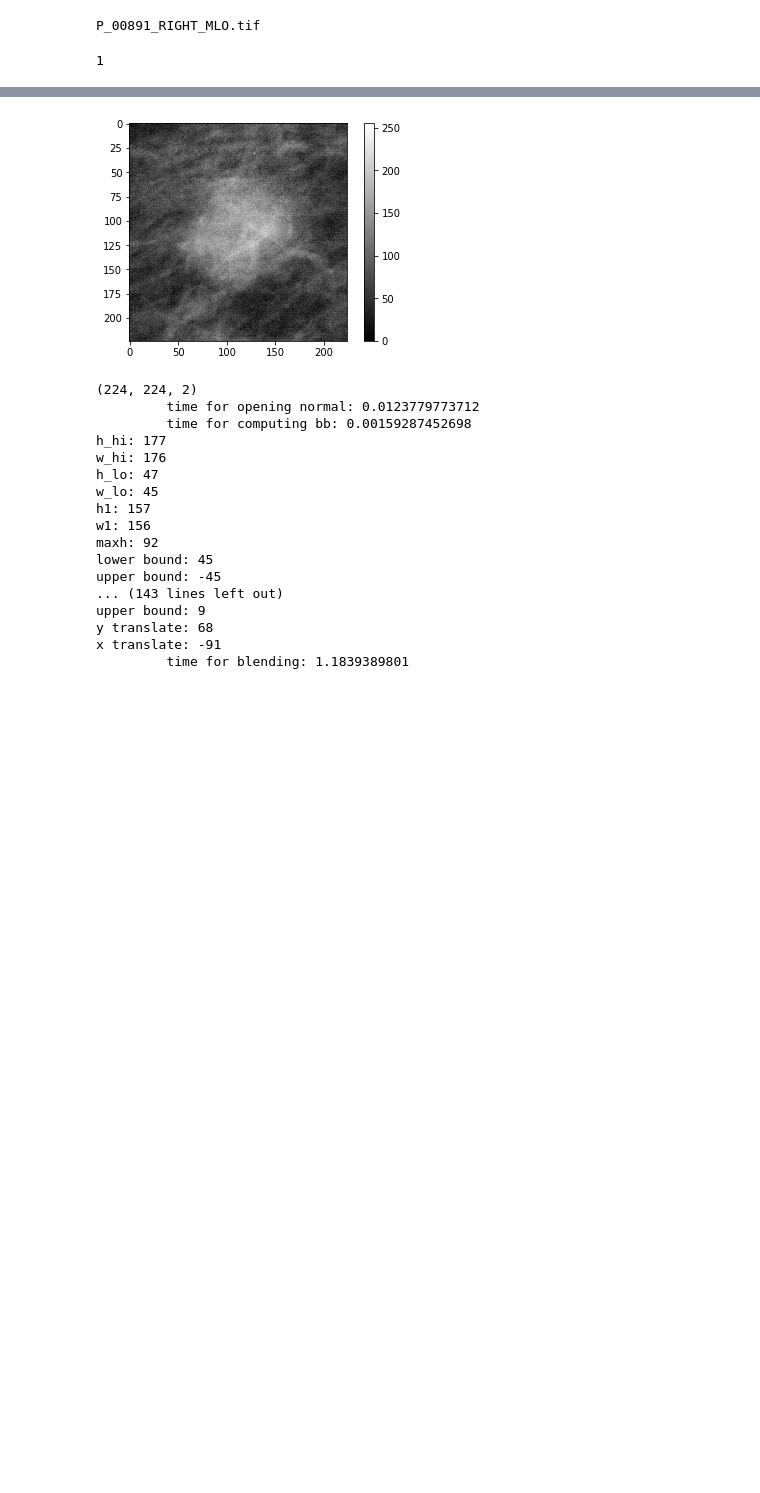
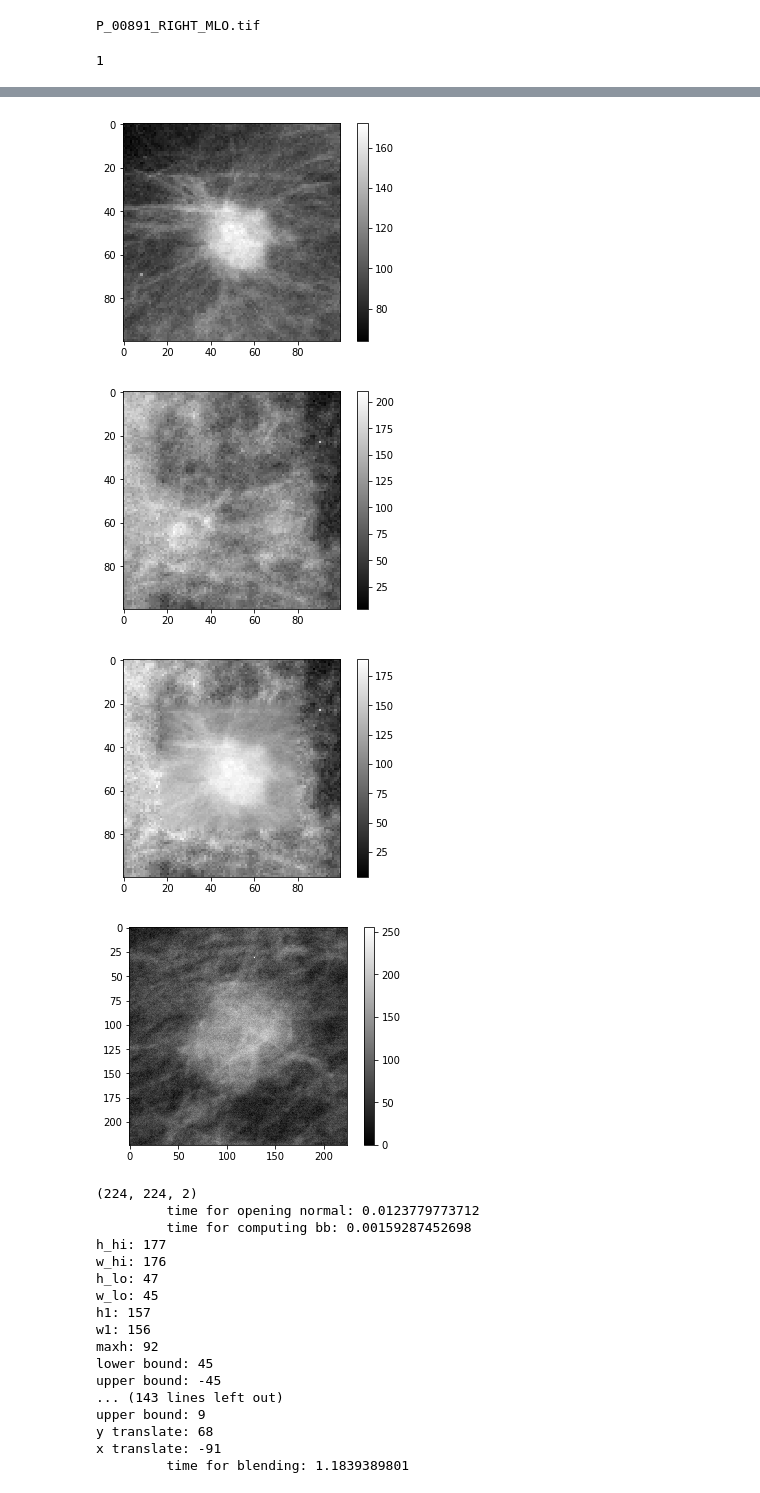
Before and after one commit to jdunnmon/tanda, a Jupyter notebook: experiments/ddsm/TF_move_structure_test.ipynb, the cells around one changed output, grey strips where cells are left out. Cells and saved outputs as stored; diff of their text form; code cells hidden in the pictures; blank space fills up the shorter version.

```diff
--- a/experiments/ddsm/TF_move_structure_test.ipynb
+++ b/experiments/ddsm/TF_move_structure_test.ipynb
@@ -401,3 +178,29 @@ def TF_zoom(x, scale=1.0, target=None):
+# %%
+tmp2 = Image.open(normal_file)
+tgt2 = copy.deepcopy(np.array(tmp2.resize((IMAGE_DIM,IMAGE_DIM))))
+temp_img2 = copy.deepcopy(temp_img)
+temp_img2[:,:,0] = img_as_ubyte(temp_img[:,:,0])
+
+plt.figure()
+plt.imshow(temp_img2[:,:,0], cmap='gray')
+plt.colorbar()
+plt.show()
+
+plt.figure()
+plt.imshow(tgt2, cmap='gray')
+plt.colorbar()
+plt.show()
+out = poisson_blending.blend(tgt2, temp_img2[:,:,0], msk, offset=(0,0))
+
+
+plt.figure()
+plt.imshow(out, cmap='gray')
+plt.colorbar()
+plt.show()
+# %% [output]
+[figure, added]
+[figure, added]
+[figure, added]
 # %%
 ##Test TF number 2
 temp_img = img_as_float(copy.deepcopy(trn_data[imlist[220]]))
```
Also changed, not shown: parts of 12 cells of this notebook, 3 other files.
